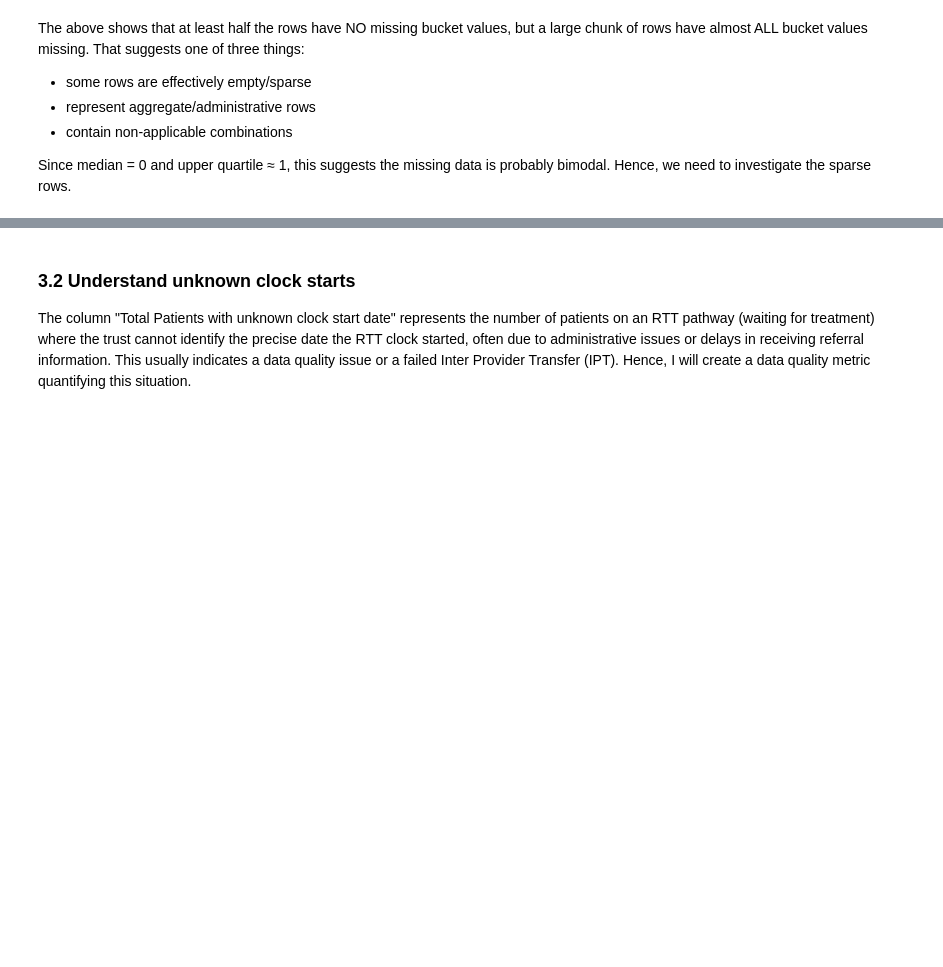
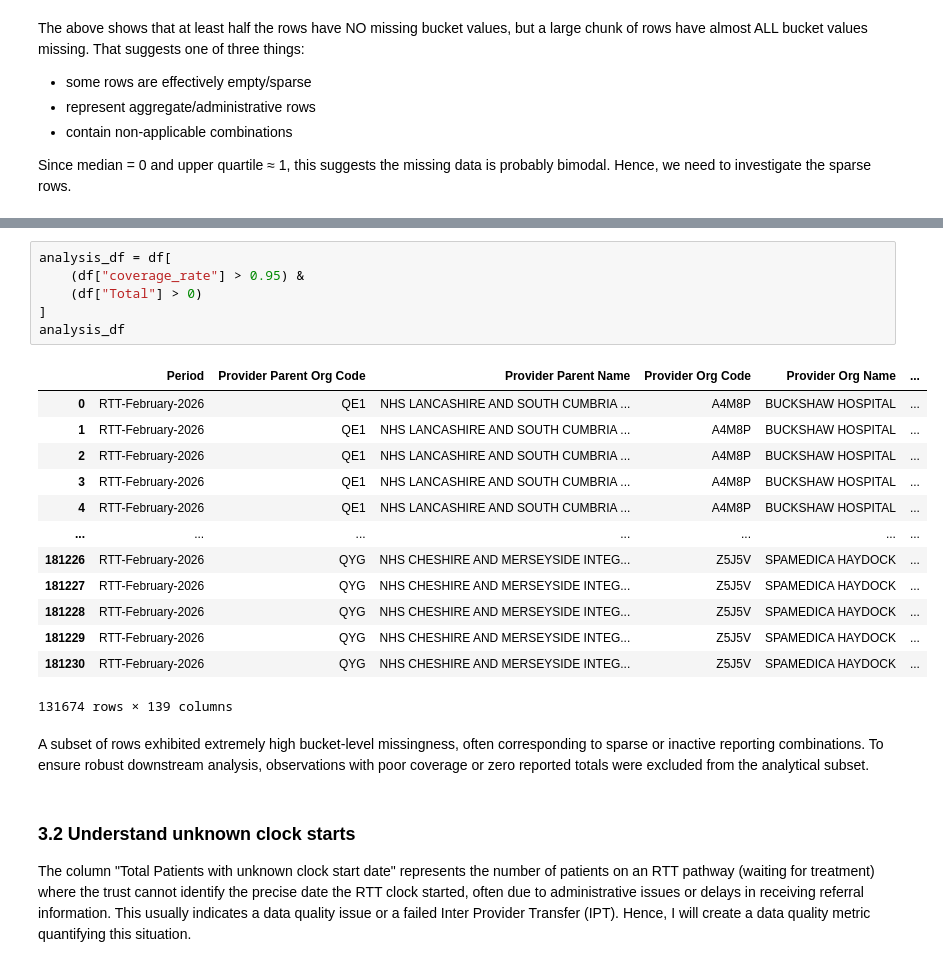
Before and after one commit to MeganRichards1/nhs-waiting-times-analysis, a Jupyter notebook: notebooks/project_analysis.ipynb, the cells around one changed output, grey strips where cells are left out. Drawn from its saved outputs; the diff is of its cells as text; blank space fills up the shorter version.

```diff
--- a/notebooks/project_analysis.ipynb
+++ b/notebooks/project_analysis.ipynb
@@ -233,3 +260,25 @@ Since median = 0 and upper quartile ≈ 1, this suggests the missing data is pro
+# %%
+analysis_df = df[
+    (df["coverage_rate"] > 0.95) &
+    (df["Total"] > 0)
+]
+analysis_df
+# %% [output]
+|  | Period | Provider Parent Org Code | Provider Parent Name | Provider Org Code | Provider Org Name | ... |
+| 0 | RTT-February-2026 | QE1 | NHS LANCASHIRE AND SOUTH CUMBRIA ... | A4M8P | BUCKSHAW HOSPITAL | ... |
+| 1 | RTT-February-2026 | QE1 | NHS LANCASHIRE AND SOUTH CUMBRIA ... | A4M8P | BUCKSHAW HOSPITAL | ... |
+| 2 | RTT-February-2026 | QE1 | NHS LANCASHIRE AND SOUTH CUMBRIA ... | A4M8P | BUCKSHAW HOSPITAL | ... |
+| 3 | RTT-February-2026 | QE1 | NHS LANCASHIRE AND SOUTH CUMBRIA ... | A4M8P | BUCKSHAW HOSPITAL | ... |
+| 4 | RTT-February-2026 | QE1 | NHS LANCASHIRE AND SOUTH CUMBRIA ... | A4M8P | BUCKSHAW HOSPITAL | ... |
+| ... | ... | ... | ... | ... | ... | ... |
+| 181226 | RTT-February-2026 | QYG | NHS CHESHIRE AND MERSEYSIDE INTEG... | Z5J5V | SPAMEDICA HAYDOCK | ... |
+| 181227 | RTT-February-2026 | QYG | NHS CHESHIRE AND MERSEYSIDE INTEG... | Z5J5V | SPAMEDICA HAYDOCK | ... |
+| 181228 | RTT-February-2026 | QYG | NHS CHESHIRE AND MERSEYSIDE INTEG... | Z5J5V | SPAMEDICA HAYDOCK | ... |
+| 181229 | RTT-February-2026 | QYG | NHS CHESHIRE AND MERSEYSIDE INTEG... | Z5J5V | SPAMEDICA HAYDOCK | ... |
+| 181230 | RTT-February-2026 | QYG | NHS CHESHIRE AND MERSEYSIDE INTEG... | Z5J5V | SPAMEDICA HAYDOCK | ... |
+131674 rows × 139 columns
+# %% [markdown]
+A subset of rows exhibited extremely high bucket-level missingness, often corresponding to sparse or inactive reporting combinations. To ensure robust downstream analysis, observations with poor coverage or zero reported totals were excluded from the analytical subset.
 # %% [markdown]
 ### 3.2 Understand unknown clock starts
 The column "Total Patients with unknown clock start date" represents the number of patients on an RTT pathway (waiting for treatment) where the trust cannot identify the precise date the RTT clock started, often due to administrative issues or delays in receiving referral information. This usually indicates a data quality issue or a failed Inter Provider Transfer (IPT). Hence, I will create a data quality metric quantifying this situation.
```
Also changed, not shown: parts of 1 cell of this notebook.
